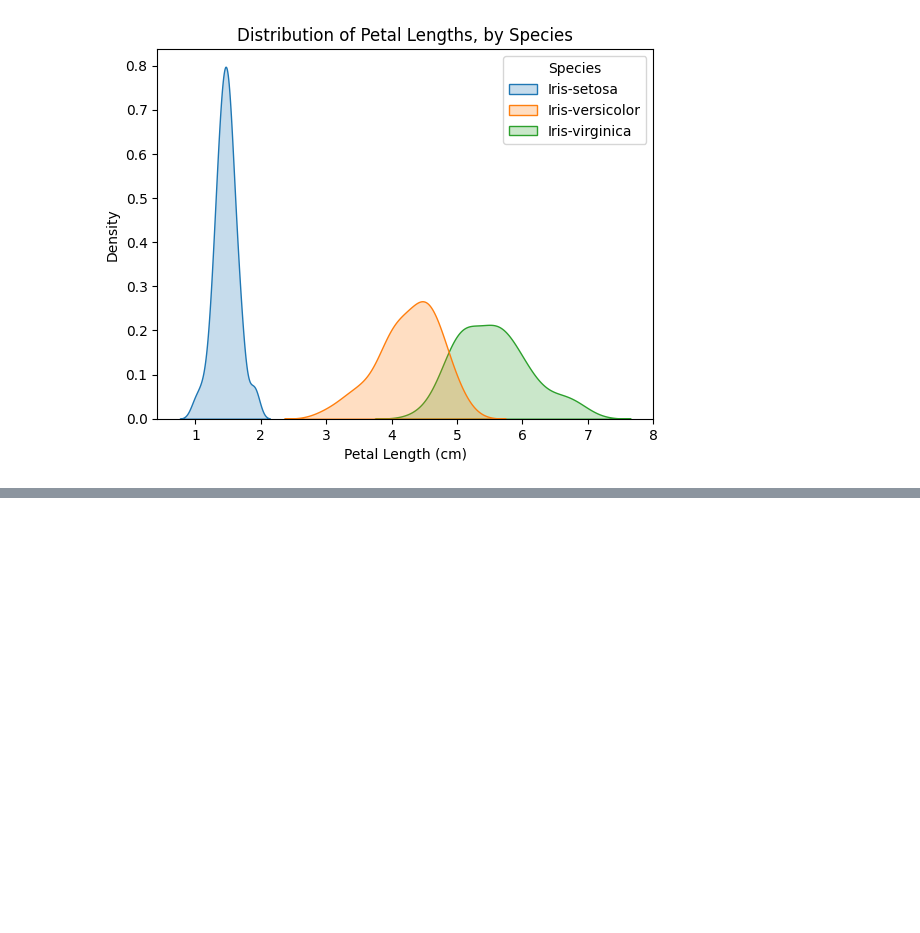
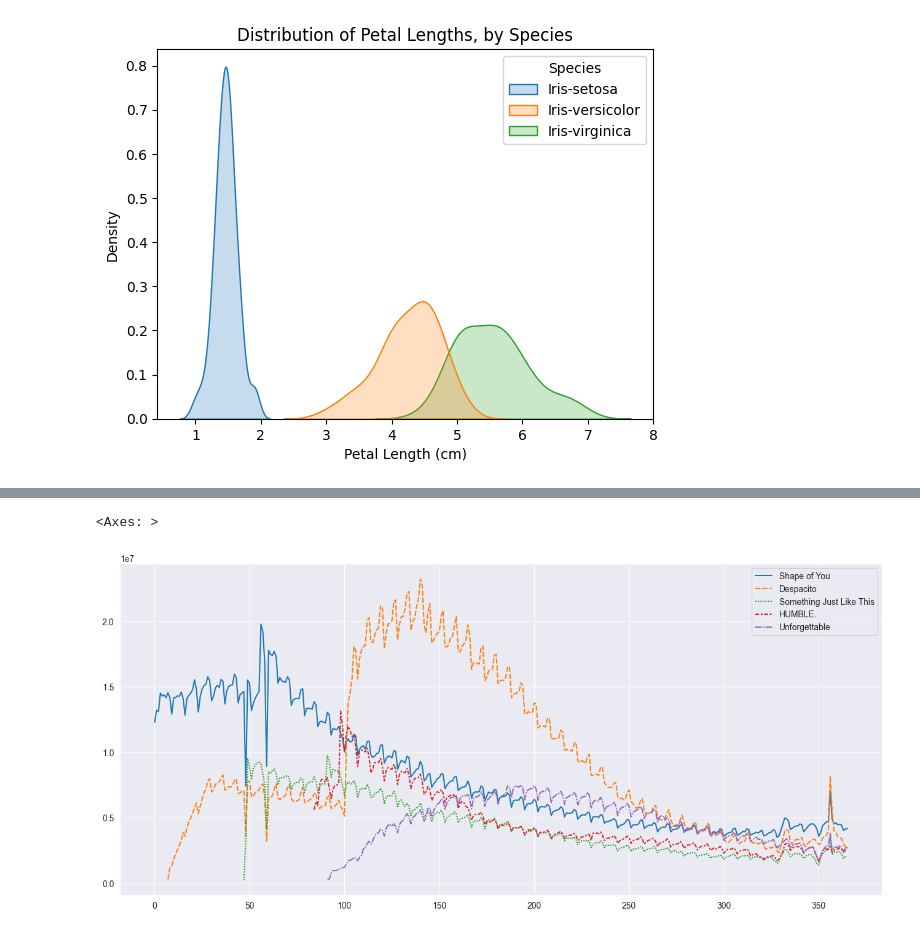
Before and after one commit to Krriisshna/Kaggle, a Jupyter notebook: Seaborn/seaborn.ipynb, the cells around one changed output, grey strips where cells are left out. Cells and saved outputs as stored; diff of their text form; code cells hidden in the pictures; blank space fills up the shorter version.

```diff
--- a/Seaborn/seaborn.ipynb
+++ b/Seaborn/seaborn.ipynb
@@ -261,0 +288,7 @@ Text(0.5, 1.0, 'Distribution of Petal Lengths, by Species')
+# %%
+plt.figure(figsize=(16,7))
+sns.set_style('darkgrid')
+sns.lineplot(data=spotify_data)
+# %% [output]
+<Axes: >
+[figure, added]
```
Also changed, not shown: parts of 7 cells of this notebook, 1 other file.
